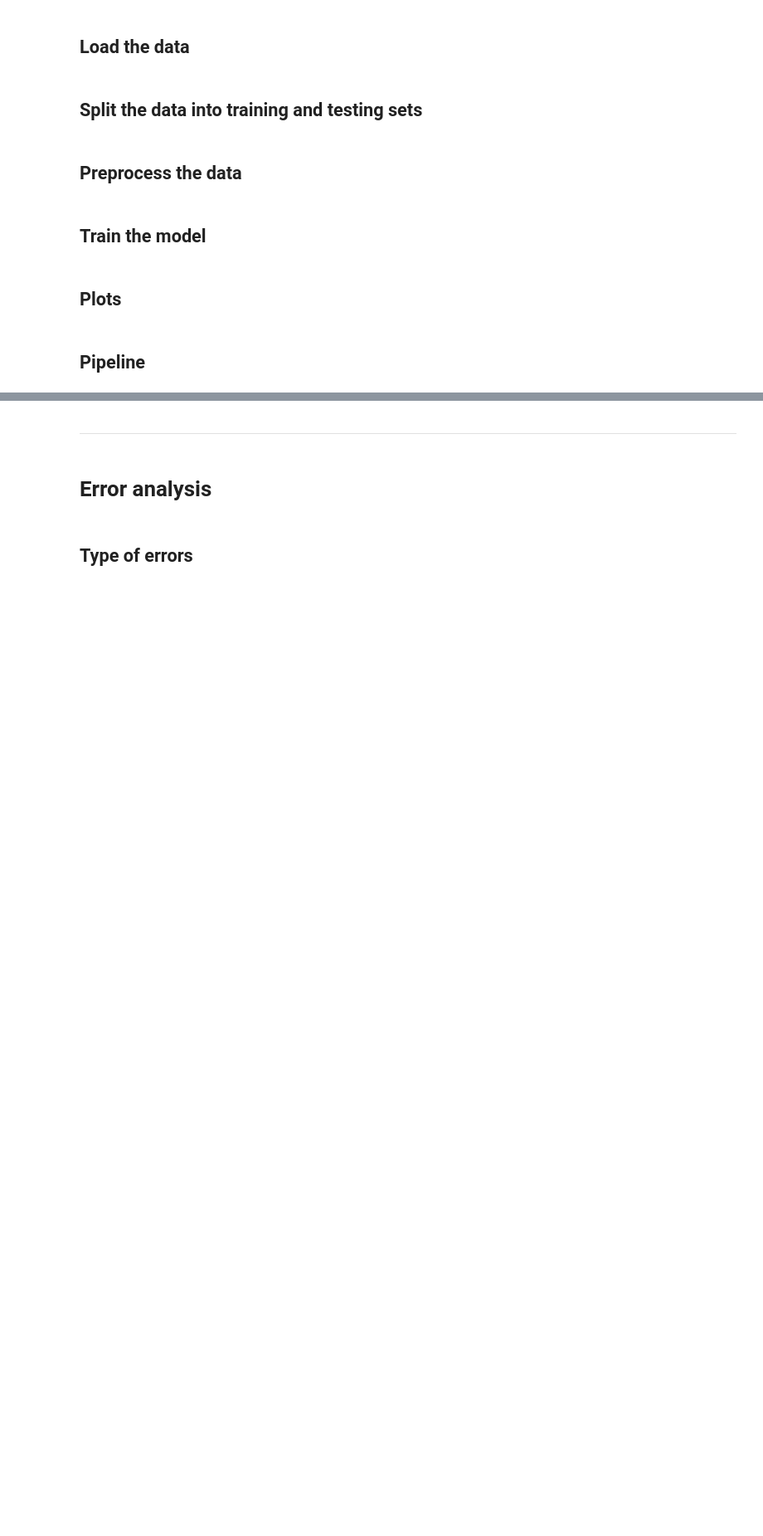
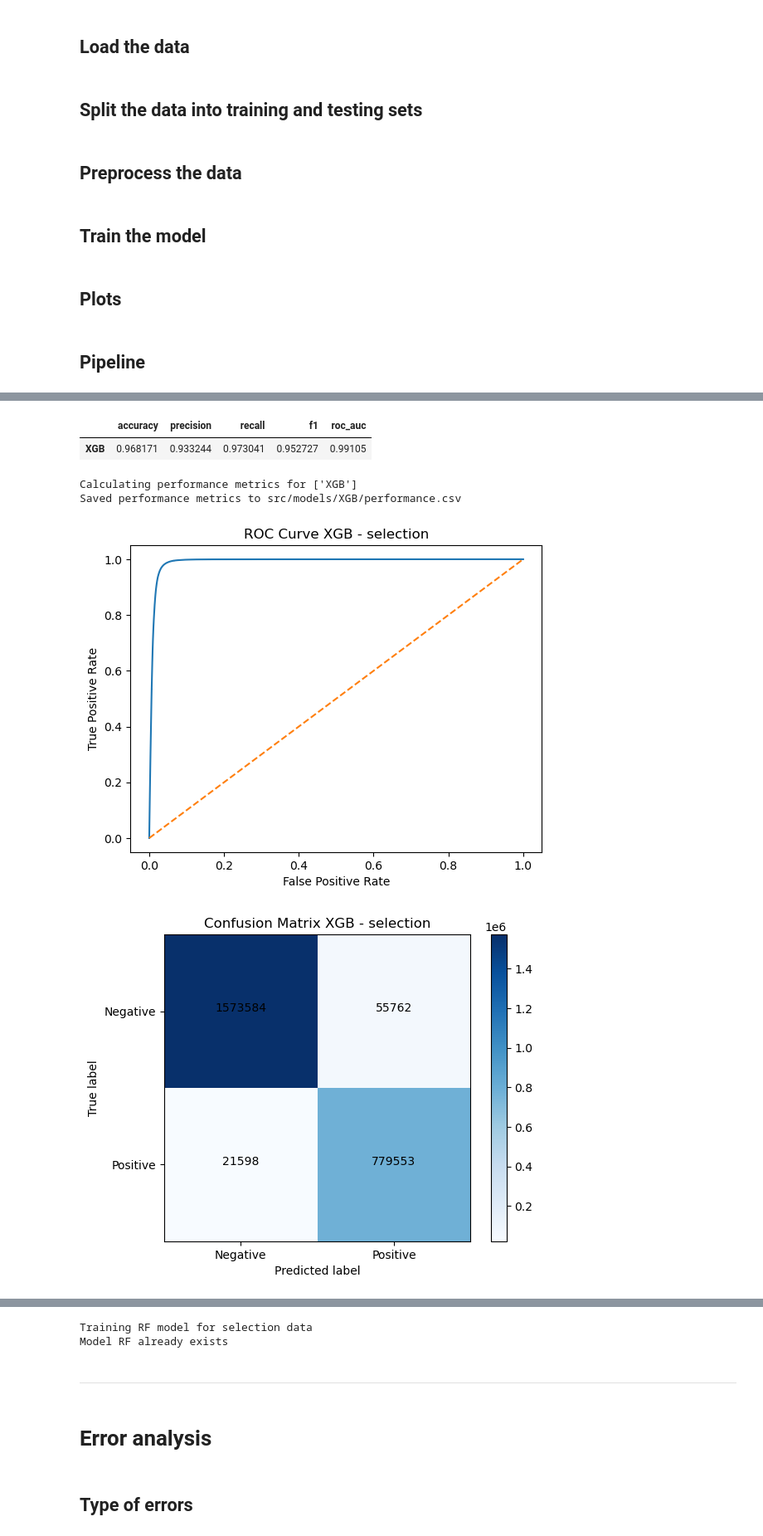
Before and after one commit to lizard-bio/liz.9.11.19_GMVLE, a Jupyter notebook: notebooks/data_exploration/vcf_files.ipynb, the cells around one changed output, grey strips where cells are left out. Shown at 83% size. Cells and saved outputs as stored; diff of their text form; code cells hidden in the pictures; blank space fills up the shorter version.

```diff
--- a/notebooks/data_exploration/vcf_files.ipynb
+++ b/notebooks/data_exploration/vcf_files.ipynb
@@ -180,0 +217,3 @@ HG003_GRCh38_1_22_v4.2.1_benchmark.csv already processed
+# %%
+dtype["CHROM"] = str
+dtype
@@ -247,6 +325,9 @@ def merge_benchmark(df_benchmark, df_merged, on=["CHROM", "POS"], dtype = DTYPE)
     # print("Number of rows per chromosome")
     #display(df_merged["CHROM"].value_counts().sort_index())
 
+    # check if the merged dataframe has duplicates
+    duplicates_resolve(df_merged, on, name="merged_benchmark")
+
     return df_merged
 
 df_benchmark = pd.read_csv(PATH_PROCESSED + BENCHMARK + ".csv")
@@ -337,7 +490,7 @@ def label_caller_data(df_merged_BM, conf = CONF, callers = CALLERS, benchmark_ab
     df_call = df_merged_BM.copy()[conf["keys"] + methods_cols + features_cols].set_index(conf["keys"])
 
     # drop rows with nan values in all columns
-    df_call.dropna(axis = 0, how="all", inplace=True, subset=methods_cols)
+    # df_call.dropna(axis = 0, how="all", inplace=True, subset=methods_cols)
 
     # assign the boolean labels to the data based on the call configuration
     for method in methods:
@@ -376,9 +529,11 @@ def label_caller_data(df_merged_BM, conf = CONF, callers = CALLERS, benchmark_ab
     return df_call
 
 
-def calculate_performance(df_call, callers: list, true_label:str = "y", pred:str = "y_hat"):
+def calculate_performance(df_call, callers: list, dir_path = None, true_label:str = "y", pred:str = "y_hat"):
 
     print(f"Calculating performance metrics for {callers}")
+
+    df_call.to_csv(f"test_df_call_{'_'.join(callers)}.csv", index=True)
 
     caller_bool = df_call[pred]
     benchmark_bool = df_call[true_label]
@@ -393,6 +548,18 @@ def calculate_performance(df_call, callers: list, true_label:str = "y", pred:str
     FN = (~caller_bool & benchmark_bool)
 
     # True Negatives (TN) are not applicable: the benchmark only contains the positive cases
+
+    if dir_path is not None:
+        performance_path = os.path.join(dir_path, f"performance.csv")
+
+        # save the TP, FP, FN, of the dataframe
+        df_call["TP"] = TP
+        df_call["FP"] = FP
+        df_call["FN"] = FN
+
+        df_call.to_csv(performance_path, index=False)
+        print(f"Saved performance metrics to {performance_path}")
+
 
     # Performance metrics
     TP_count = TP.sum()
@@ -767,22 +933,26 @@ def calculate_metrics(y_test, y_pred, y_pred_proba):
 from sklearn.metrics import roc_curve
 from sklearn.metrics import confusion_matrix
 
-def plot_roc_curve(y_test, y_pred_proba):
+def plot_roc_curve(y_test, y_pred_proba, clf_name = "default", data_sel = "default"):
     fpr, tpr, _ = roc_curve(y_test, y_pred_proba)
+
+    title = f"ROC Curve {clf_name} - {data_sel}"
 
     plt.plot(fpr, tpr)
     plt.plot([0, 1], [0, 1], "--")
     plt.xlabel("False Positive Rate")
     plt.ylabel("True Positive Rate")
-    plt.title("ROC Curve")
+    plt.title(title)
     plt.show()
 
 
-def plot_confusion_matrix(y_test, y_pred):
+def plot_confusion_matrix(y_test, y_pred, clf_name = "default", data_sel = "default"):
     cm = confusion_matrix(y_test, y_pred)
 
+    title = f"Confusion Matrix {clf_name} - {data_sel}"
+
     plt.imshow(cm, interpolation="nearest", cmap=plt.cm.Blues)
-    plt.title("Confusion matrix")
+    plt.title(title)
     plt.colorbar()
 
     # Add the labels
@@ -801,13 +971,15 @@ def plot_confusion_matrix(y_test, y_pred):
 
 
 # feature importance
-def plot_feature_importance(clf, X_train):
+def plot_feature_importance(clf, X_train, clf_name = "default", data_sel = "default"):
     importances = clf.feature_importances_
     indices = np.argsort(importances)[::-1]
 
+    title = f"Feature importance {clf_name} - {data_sel}"
+
     plt.bar(range(X_train.shape[1]), importances[indices])
     plt.xticks(range(X_train.shape[1]), X_train.columns[indices], rotation=90)
-    plt.title("Feature importance")
+    plt.title(title)
     plt.show()
 # %% [markdown]
 ## Pipeline
@@ -1048,0 +1044,4 @@ Calculating performance metrics for ['GXB']
+# %%
+df_performance_all = run_model(clf_names = ["XGB", "RF"])
+df_performance_all
+# %% [output]
@@ -1048,0 +1065,6 @@ Calculating performance metrics for ['GXB']
+|  | accuracy | precision | recall | f1 | roc_auc |
+| XGB | 0.968171 | 0.933244 | 0.973041 | 0.952727 | 0.99105 |
+Calculating performance metrics for ['XGB']
+Saved performance metrics to src/models/XGB/performance.csv
+[figure, added]
+[figure, added]
@@ -1049,3 +1072,5 @@ Calculating performance metrics for ['GXB']
+Training RF model for selection data
+Model RF already exists
 # %% [markdown]
 ------------------------------------------------------------------------------------------------
 # %% [markdown]
```
Also changed, not shown: parts of 25 cells of this notebook, 6 other files.
